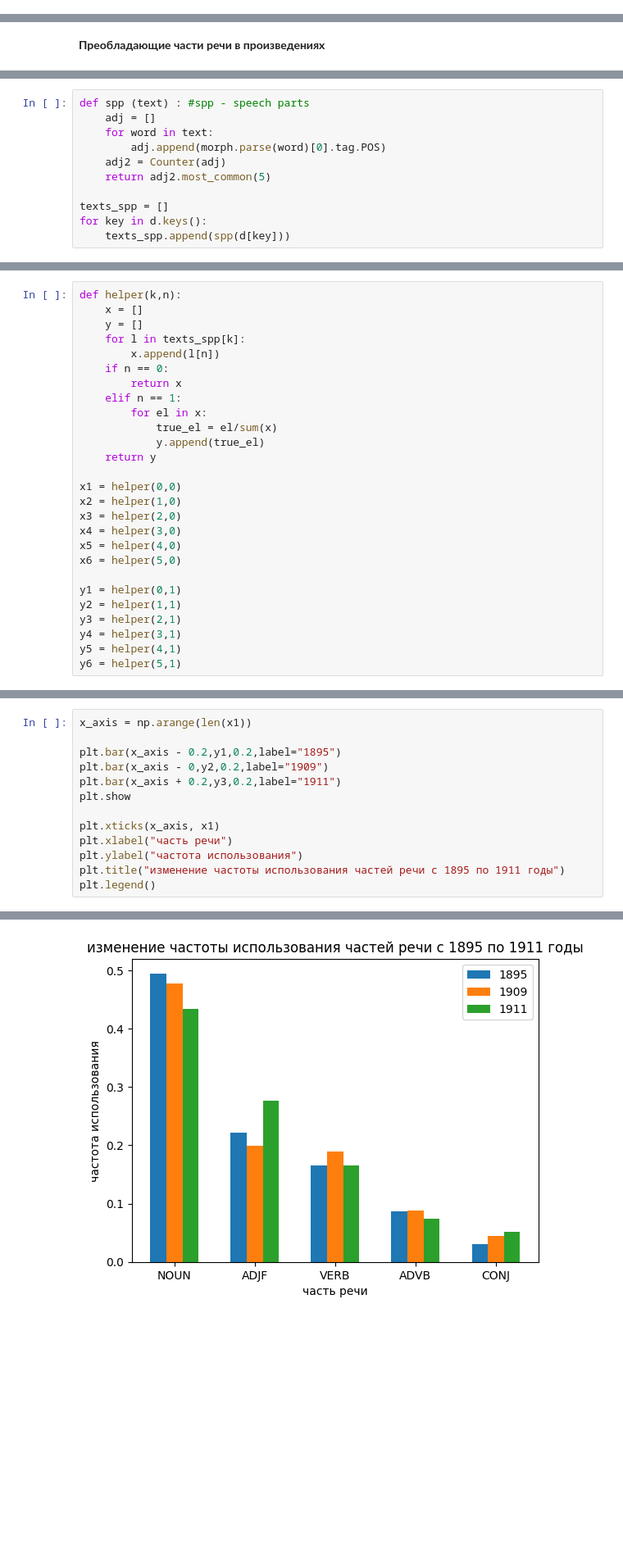
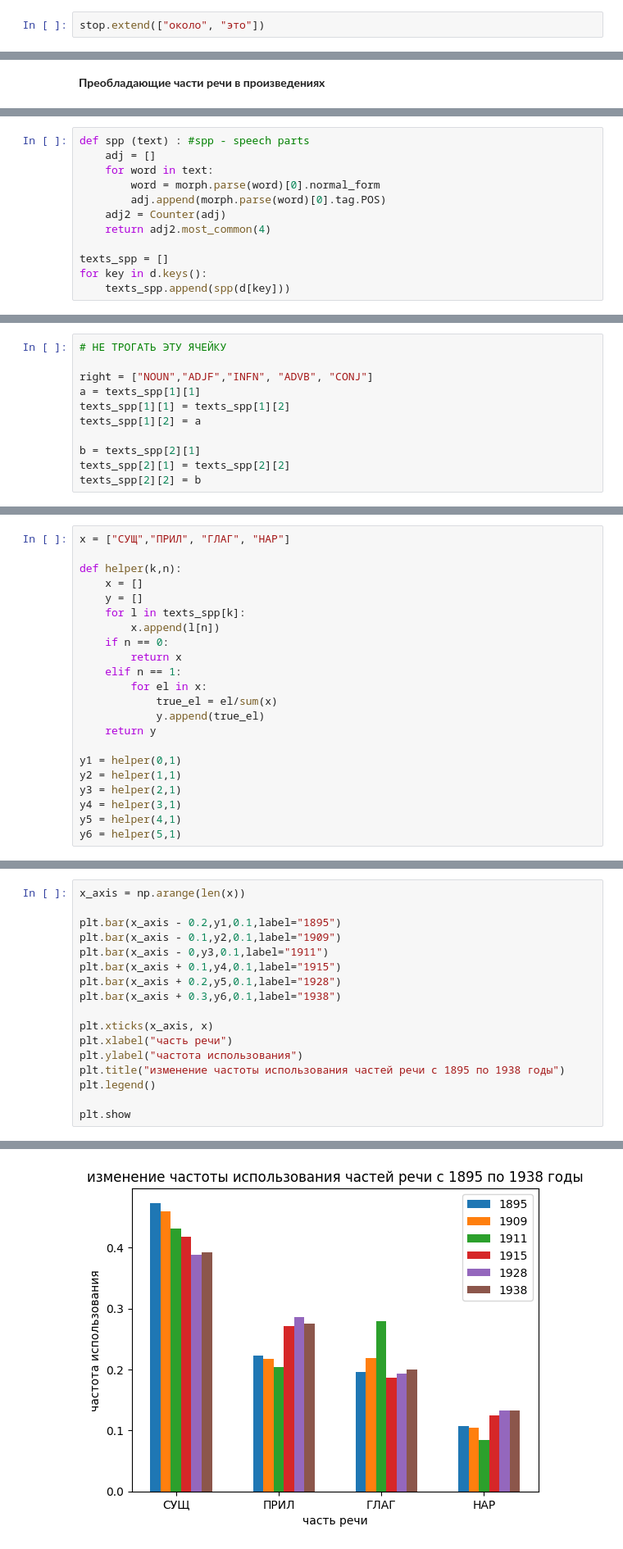
Before and after one commit to JulieWasNotAvailable/School_X_Python, a Jupyter notebook: homeworks_practices/morph.ipynb, the cells around one changed output, grey strips where cells are left out. Shown: that part at 82% size. Saved outputs shown, nothing was run; the diff lists cells and outputs as text; blank space fills up the shorter version.

```diff
--- a/homeworks_practices/morph.ipynb
+++ b/homeworks_practices/morph.ipynb
@@ -19,6 +19,8 @@ True
 # %%
 nlp = spacy.load('ru_core_news_sm')
 stop = stopwords.words("russian")
+# %%
+stop.extend(["около", "это"])
 # %%
 def clean_tokenizer(adress):
     text = open(adress, "r", encoding = "utf-8").read()
@@ -85,9 +95,10 @@ import numpy as np
 def spp (text) : #spp - speech parts
     adj = []
     for word in text:
+        word = morph.parse(word)[0].normal_form
         adj.append(morph.parse(word)[0].tag.POS)
     adj2 = Counter(adj)
-    return adj2.most_common(5)
+    return adj2.most_common(4)
 
 texts_spp = []
 for key in d.keys():
@@ -96,0 +106,11 @@ for key in d.keys():
+# %%
+# НЕ ТРОГАТЬ ЭТУ ЯЧЕЙКУ
+
+right = ["NOUN","ADJF","INFN", "ADVB", "CONJ"]
+a = texts_spp[1][1]
+texts_spp[1][1] = texts_spp[1][2]
+texts_spp[1][2] = a
+
+b = texts_spp[2][1]
+texts_spp[2][1] = texts_spp[2][2]
+texts_spp[2][2] = b
@@ -97,4 +126,6 @@ for key in d.keys():
 # %%
+x = ["СУЩ","ПРИЛ", "ГЛАГ", "НАР"]
+
 def helper(k,n):
     x = []
     y = []
@@ -108,13 +139,6 @@ def helper(k,n):
             y.append(true_el)
     return y
 
-x1 = helper(0,0)
-x2 = helper(1,0)
-x3 = helper(2,0)
-x4 = helper(3,0)
-x5 = helper(4,0)
-x6 = helper(5,0)
-
 y1 = helper(0,1)
 y2 = helper(1,1)
 y3 = helper(2,1)
@@ -124,14 +155,18 @@ y6 = helper(5,1)
 # %%
-x_axis = np.arange(len(x1))
+x_axis = np.arange(len(x))
 
-plt.bar(x_axis - 0.2,y1,0.2,label="1895")
-plt.bar(x_axis - 0,y2,0.2,label="1909")
-plt.bar(x_axis + 0.2,y3,0.2,label="1911")
-plt.show
+plt.bar(x_axis - 0.2,y1,0.1,label="1895")
+plt.bar(x_axis - 0.1,y2,0.1,label="1909")
+plt.bar(x_axis - 0,y3,0.1,label="1911")
+plt.bar(x_axis + 0.1,y4,0.1,label="1915")
+plt.bar(x_axis + 0.2,y5,0.1,label="1928")
+plt.bar(x_axis + 0.3,y6,0.1,label="1938")
 
-plt.xticks(x_axis, x1)
+plt.xticks(x_axis, x)
 plt.xlabel("часть речи")
 plt.ylabel("частота использования")
-plt.title("изменение частоты использования частей речи с 1895 по 1911 годы")
+plt.title("изменение частоты использования частей речи с 1895 по 1938 годы")
 plt.legend()
+
+plt.show
 # %% [output]
@@ -139 +174 @@ plt.legend()
-[figure, old version]
+[figure, new version]
```
Also changed, not shown: parts of 14 cells of this notebook.
